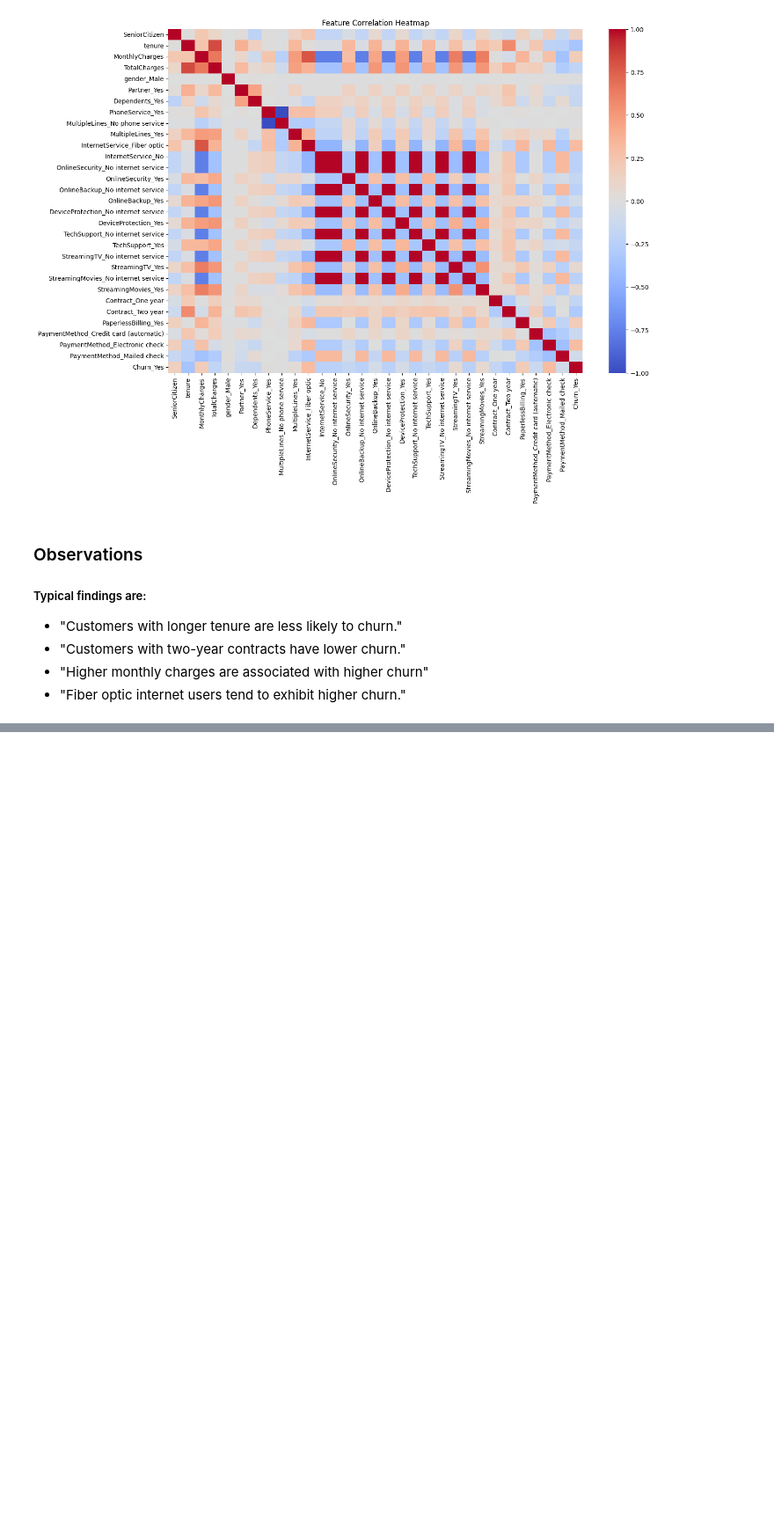
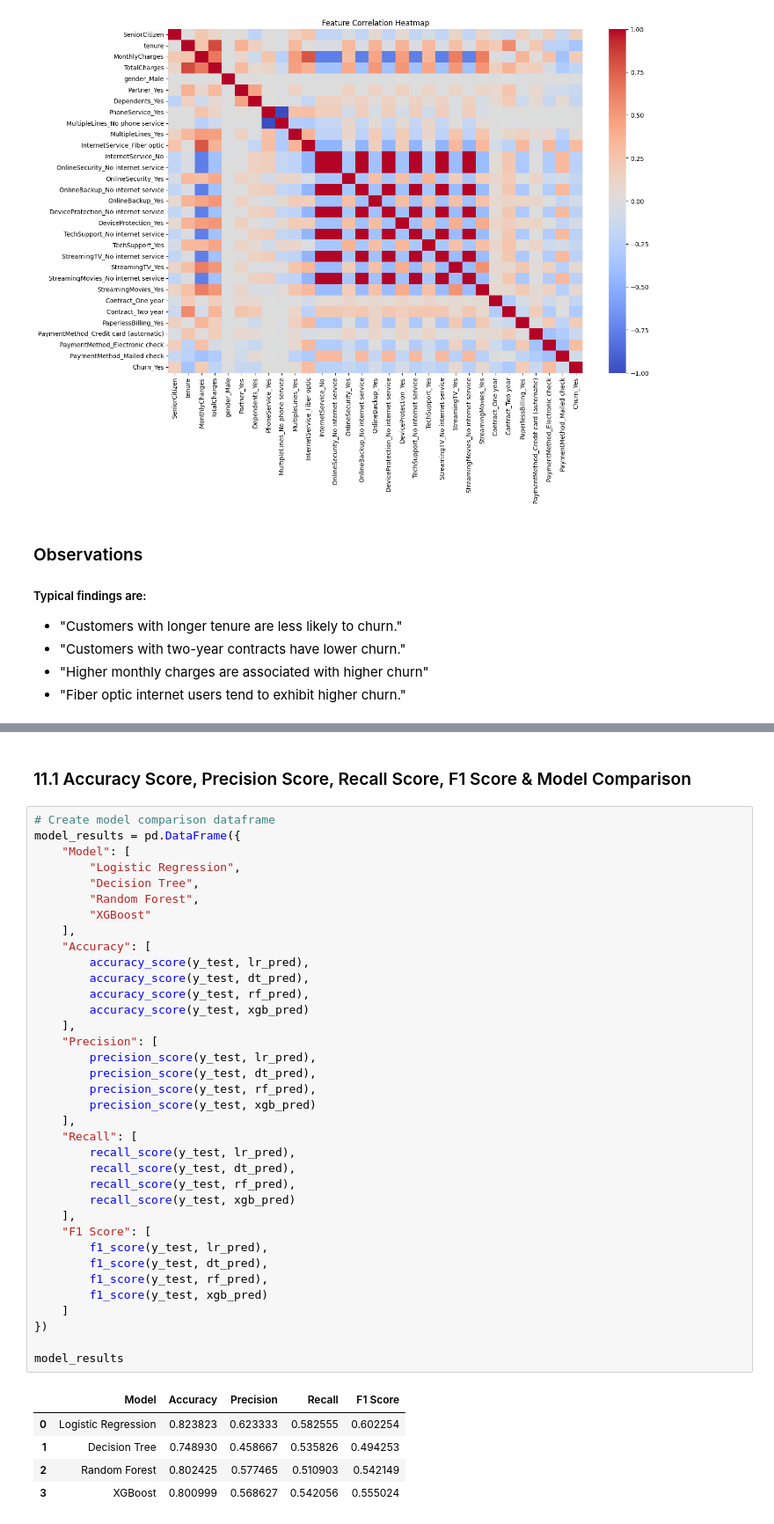
Before and after one commit to jagadeesh-labs/Meritshot-Internship, a Jupyter notebook: TASK-2/customer_churn_prediction.ipynb, the cells around one changed output, grey strips where cells are left out. Shown at 88% size. Saved outputs shown, nothing was run; the diff lists cells and outputs as text; blank space fills up the shorter version.

```diff
--- a/TASK-2/customer_churn_prediction.ipynb
+++ b/TASK-2/customer_churn_prediction.ipynb
@@ -437,0 +530,44 @@ plt.show()
+# %% [markdown]
+### 11.1 Accuracy Score, Precision Score, Recall Score, F1 Score & Model Comparison
+# %%
+# Create model comparison dataframe
+model_results = pd.DataFrame({
+    "Model": [
+        "Logistic Regression",
+        "Decision Tree",
+        "Random Forest",
+        "XGBoost"
+    ],
+    "Accuracy": [
+        accuracy_score(y_test, lr_pred),
+        accuracy_score(y_test, dt_pred),
+        accuracy_score(y_test, rf_pred),
+        accuracy_score(y_test, xgb_pred)
+    ],
+    "Precision": [
+        precision_score(y_test, lr_pred),
+        precision_score(y_test, dt_pred),
+        precision_score(y_test, rf_pred),
+        precision_score(y_test, xgb_pred)
+    ],
+    "Recall": [
+        recall_score(y_test, lr_pred),
+        recall_score(y_test, dt_pred),
+        recall_score(y_test, rf_pred),
+        recall_score(y_test, xgb_pred)
+    ],
+    "F1 Score": [
+        f1_score(y_test, lr_pred),
+        f1_score(y_test, dt_pred),
+        f1_score(y_test, rf_pred),
+        f1_score(y_test, xgb_pred)
+    ]
+})
+
+model_results
+# %% [output]
+|  | Model | Accuracy | Precision | Recall | F1 Score |
+| 0 | Logistic Regression | 0.823823 | 0.623333 | 0.582555 | 0.602254 |
+| 1 | Decision Tree | 0.748930 | 0.458667 | 0.535826 | 0.494253 |
+| 2 | Random Forest | 0.802425 | 0.577465 | 0.510903 | 0.542149 |
+| 3 | XGBoost | 0.800999 | 0.568627 | 0.542056 | 0.555024 |
```
Also changed, not shown: parts of 19 cells of this notebook, 3 other files.
